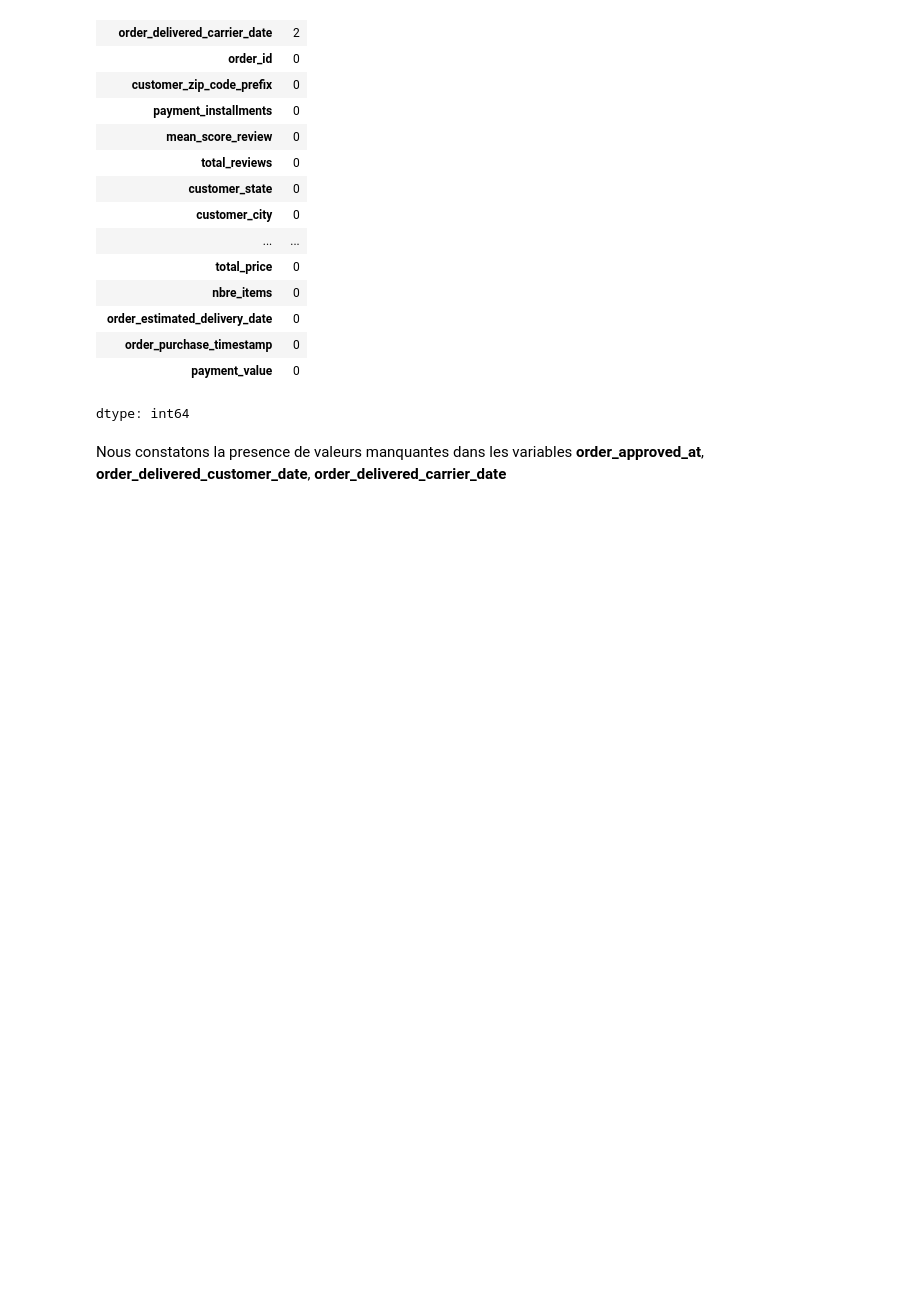
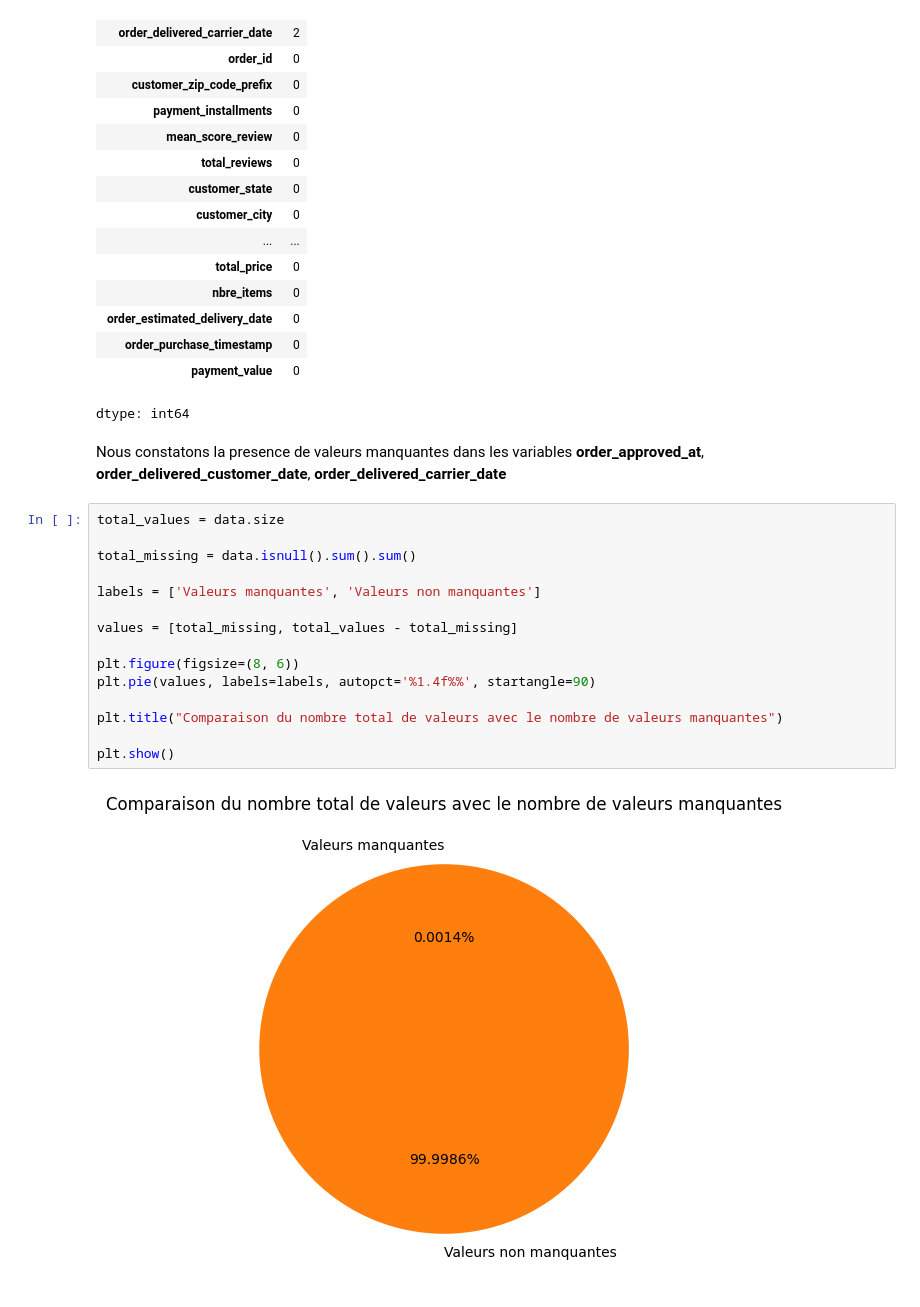
Before and after one commit to amadousysada/ecommerce-customer-segmentation, a Jupyter notebook: main.ipynb, the cells around one changed output. Saved outputs shown, nothing was run; the diff lists cells and outputs as text; blank space fills up the shorter version.

Commit message:
extractation des data

```diff
--- a/main.ipynb
+++ b/main.ipynb
@@ -212,3 +212,20 @@ data.isna().sum().sort_values(ascending=False)
 dtype: int64
 # %% [markdown]
 Nous constatons la presence de valeurs manquantes dans les variables **order_approved_at**, **order_delivered_customer_date**, **order_delivered_carrier_date**
+# %%
+total_values = data.size
+
+total_missing = data.isnull().sum().sum()
+
+labels = ['Valeurs manquantes', 'Valeurs non manquantes']
+
+values = [total_missing, total_values - total_missing]
+
+plt.figure(figsize=(8, 6))
+plt.pie(values, labels=labels, autopct='%1.4f%%', startangle=90)
+
+plt.title("Comparaison du nombre total de valeurs avec le nombre de valeurs manquantes")
+
+plt.show()
+# %% [output]
+[figure, added]
```
Also changed, not shown: parts of 1 cell of this notebook.
